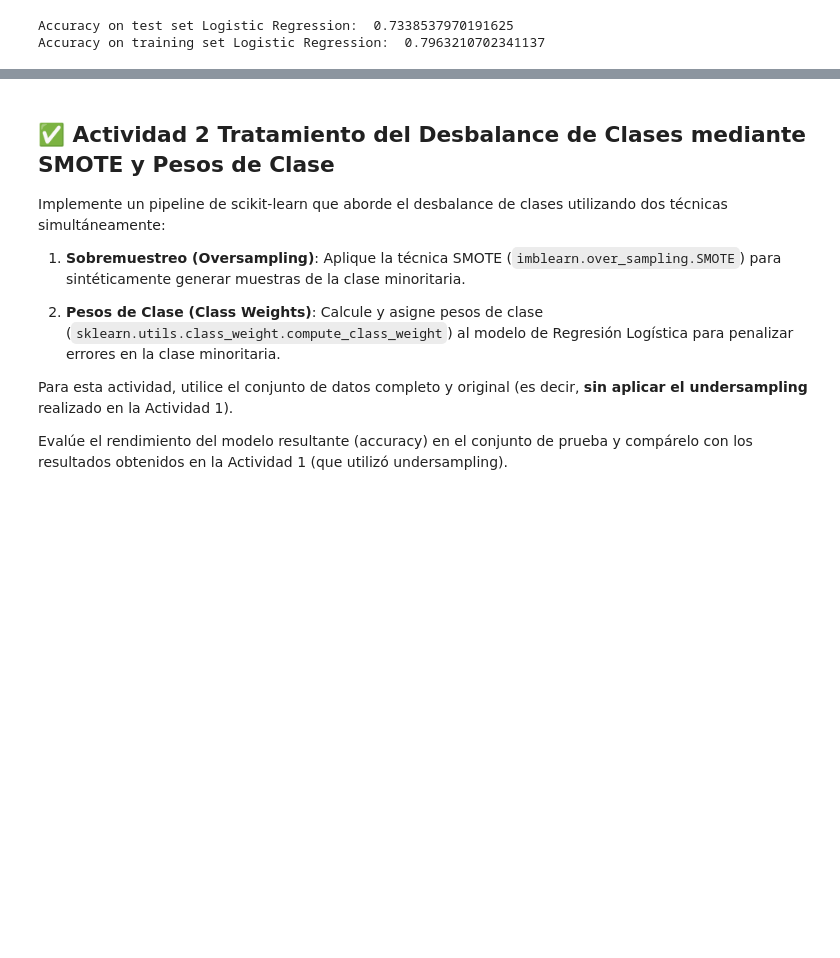
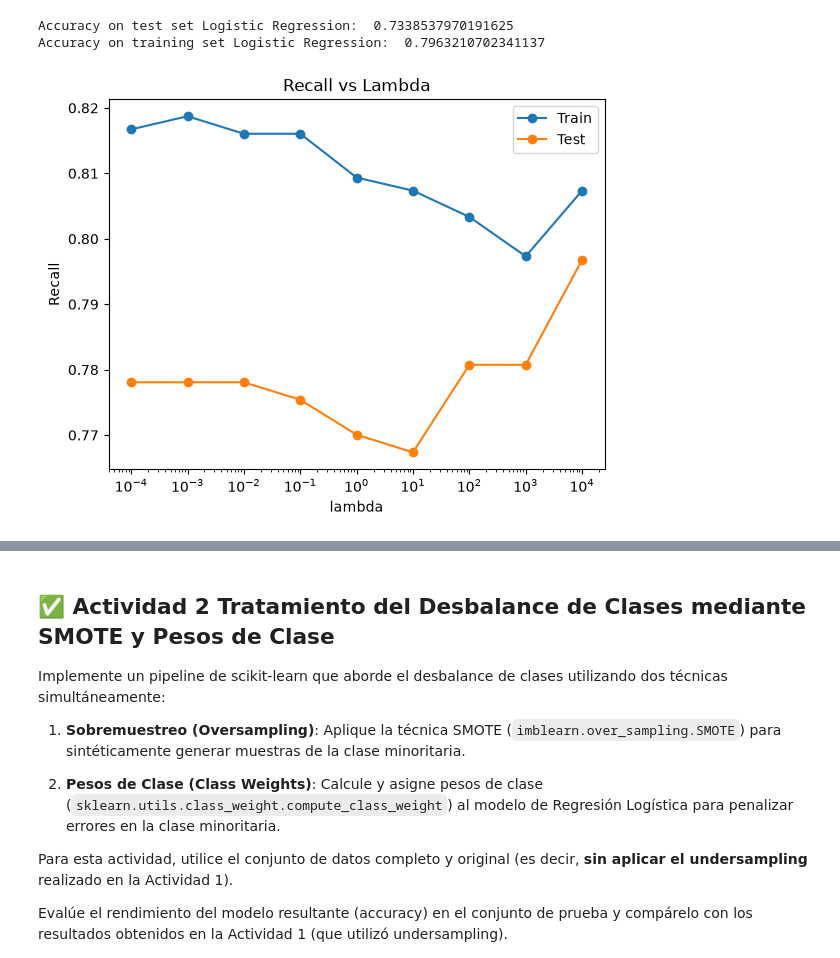
Before and after one commit to Milo18113/lab_logistic_regression, a Jupyter notebook: Planteamiento_Clasificación_Churn_Telecomunicaciones_Logistic_Regression.ipynb, the cells around one changed output, grey strips where cells are left out. Cells and saved outputs as stored; diff of their text form; code cells hidden in the pictures; blank space fills up the shorter version.

```diff
--- a/Planteamiento_Clasificación_Churn_Telecomunicaciones_Logistic_Regression.ipynb
+++ b/Planteamiento_Clasificación_Churn_Telecomunicaciones_Logistic_Regression.ipynb
@@ -348,0 +347,35 @@ Accuracy on training set Logistic Regression:  0.7963210702341137
+# %%
+from sklearn.metrics import recall_score
+
+lambda_values = [1e-4, 1e-3, 1e-2, 0.1, 1, 10, 100, 1e3, 1e4]
+recall_train_list = []
+recall_test_list = []
+
+for lambda_value in lambda_values:
+    # Entrenar
+    model_logreg = Pipeline([
+        ('polynomial_features', PolynomialFeatures(degree=2)),
+        ('scaler', StandardScaler()),
+        ('logistic_regression', LogisticRegression(max_iter=20000, penalty='l2', C=1/lambda_value))
+    ])
+    model_logreg.fit(X_train_undersampled, y_train_undersampled)
+
+    # Calcular Recalls
+    pred_train = model_logreg.predict(X_train_undersampled)
+    pred_test = model_logreg.predict(X_test)
+
+    recall_train_list.append(recall_score(y_train_undersampled, pred_train))
+    recall_test_list.append(recall_score(y_test, pred_test))
+
+# Plot
+plt.figure()
+plt.plot(lambda_values, recall_train_list, marker='o', label='Train')
+plt.plot(lambda_values, recall_test_list, marker='o', label='Test')
+plt.xscale('log')
+plt.xlabel('lambda')
+plt.ylabel('Recall')
+plt.legend()
+plt.title('Recall vs Lambda')
+plt.show()
+# %% [output]
+[figure, added]
```
Also changed, not shown: parts of 3 cells of this notebook.
